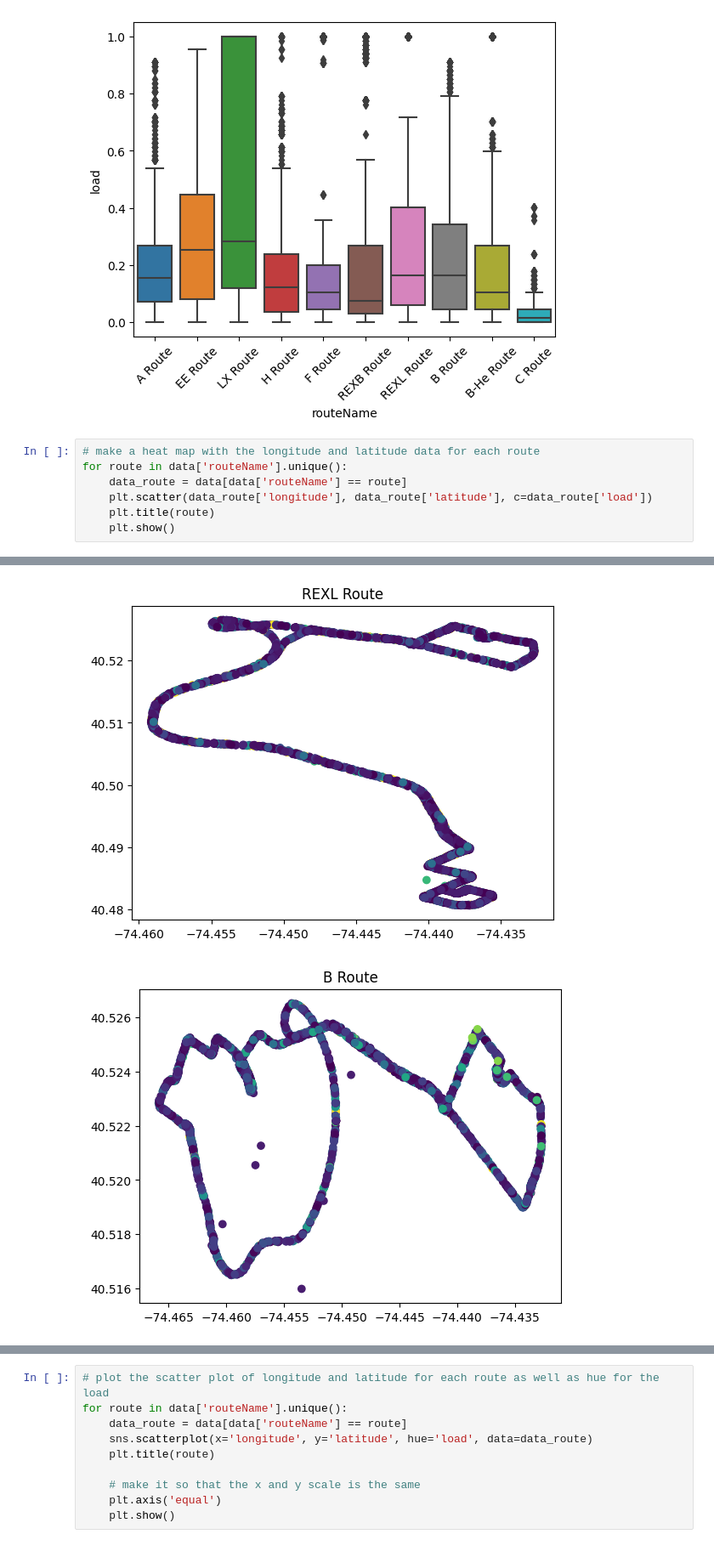
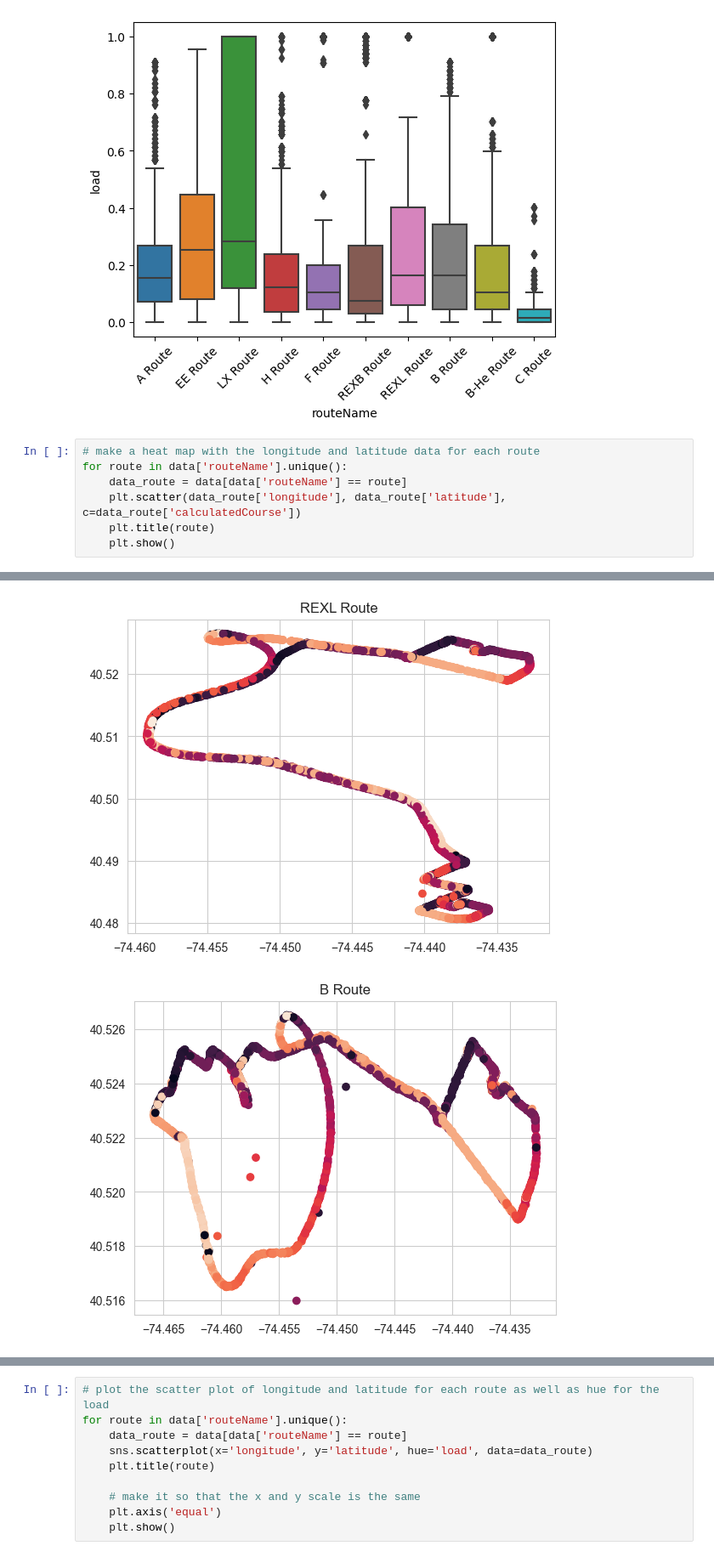
Before and after one commit to AkeBoss-tech/RutgersBusAnalysis, a Jupyter notebook: analyze.ipynb, the cells around one changed output, grey strips where cells are left out. Shown at 85% size. Cells and saved outputs as stored; diff of their text form.

```diff
--- a/analyze.ipynb
+++ b/analyze.ipynb
@@ -122,7 +122,7 @@ plt.show()
 # make a heat map with the longitude and latitude data for each route
 for route in data['routeName'].unique():
     data_route = data[data['routeName'] == route]
-    plt.scatter(data_route['longitude'], data_route['latitude'], c=data_route['load'])
+    plt.scatter(data_route['longitude'], data_route['latitude'], c=data_route['calculatedCourse'])
     plt.title(route)
     plt.show()
 # %% [output]
@@ -135,2 +135,2 @@ for route in data['routeName'].unique():
-[figure, old version]
+[figure, new version]
-[figure, old version]
+[figure, new version]
```
Also changed, not shown: parts of 4 cells of this notebook, 3 other files.
